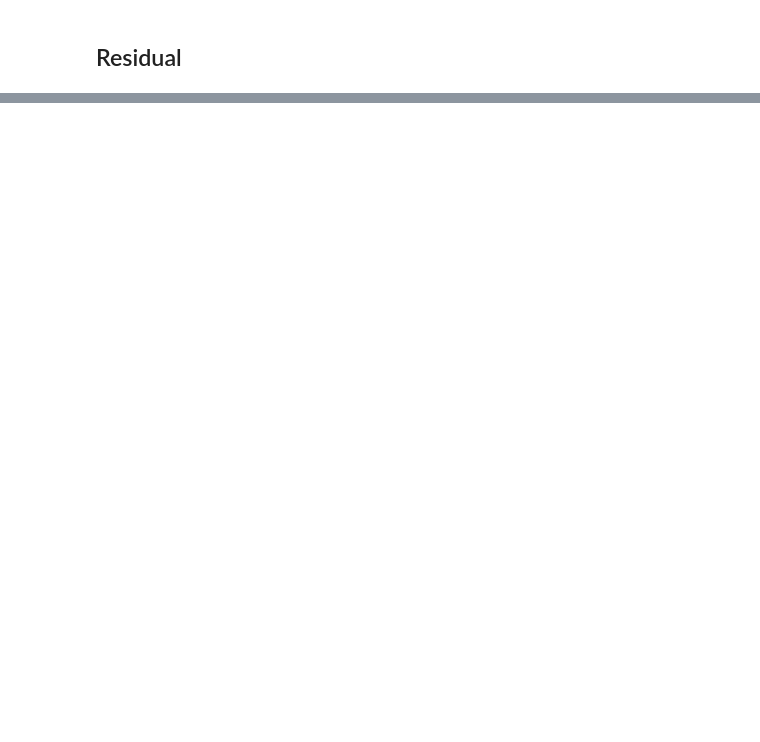
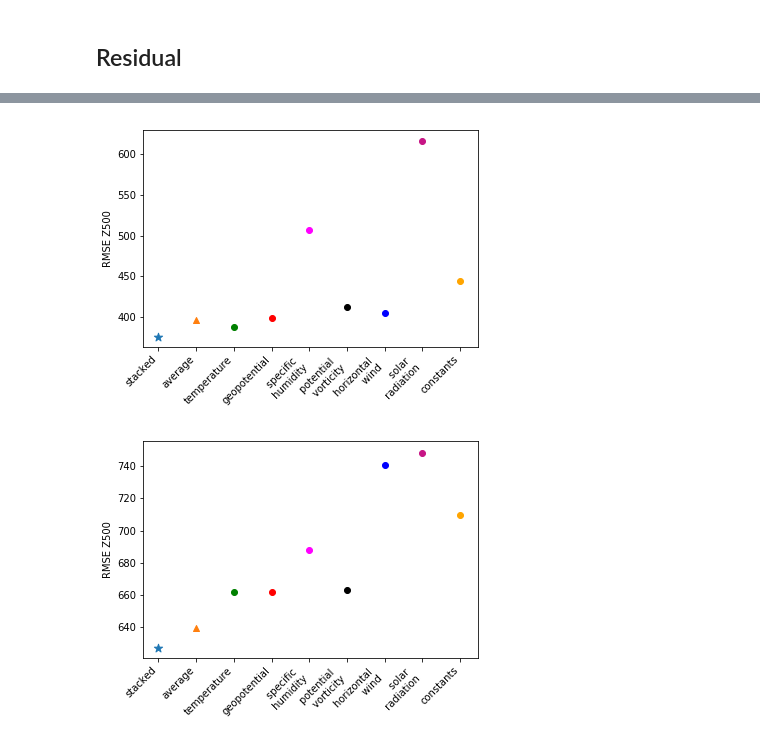
Before and after one commit to mc4117/ResNet_Weather, a Jupyter notebook: neural_notebooks/categorical/results_summary.ipynb, the cells around one changed output, grey strips where cells are left out. Cells and saved outputs as stored; diff of their text form; code cells hidden in the pictures; blank space fills up the shorter version.

```diff
--- a/neural_notebooks/categorical/results_summary.ipynb
+++ b/neural_notebooks/categorical/results_summary.ipynb
@@ -118,0 +157,31 @@ plt.show()
+# %%
+# 29 blocks - 3 day z500
+plt.scatter('stacked', [375.4], s = 75, marker = '*')
+plt.scatter('average', [396.4], marker = '^')
+plt.scatter('temperature', [387.6], color = 'green')
+plt.scatter('geopotential', [399.4],  color = 'red')
+plt.scatter('specific \n humidity', [506.5], color = 'magenta')
+plt.scatter('potential \n vorticity', [412.9], color = 'black')
+plt.scatter('horizontal \n wind', [405.4],  color = 'blue')
+plt.scatter('solar \n radiation', [616.1], color = 'mediumvioletred')
+plt.scatter('constants', [444.0], color = 'orange')
+plt.ylabel("RMSE Z500")
+plt.xticks(rotation=45, ha="right")
+plt.show()
+
+# 29 blocks - 5 day z500
+plt.scatter('stacked', [626.7],s = 75, marker = '*')
+plt.scatter('average', [639.3], marker = '^')
+plt.scatter('temperature', [661.9], color = 'green')
+plt.scatter('geopotential', [661.5],  color = 'red')
+plt.scatter('specific \n humidity', [687.6], color = 'magenta')
+plt.scatter('potential \n vorticity', [662.8], color = 'black')
+plt.scatter('horizontal \n wind', [740.8],  color = 'blue')
+plt.scatter('solar \n radiation', [748.1], color = 'mediumvioletred')
+plt.scatter('constants', [710.0], color = 'orange')
+plt.ylabel("RMSE Z500")
+plt.xticks(rotation=45, ha="right")
+plt.show()
+# %% [output]
+[figure, added]
+[figure, added]
```
Also changed, not shown: parts of 8 cells of this notebook, 22 other files.
